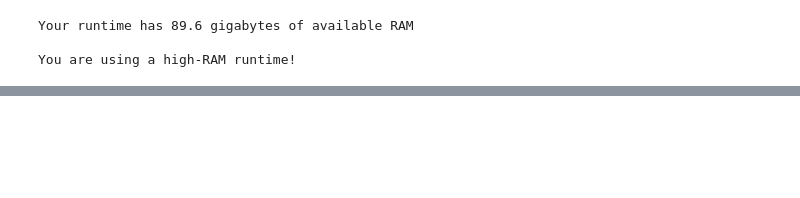
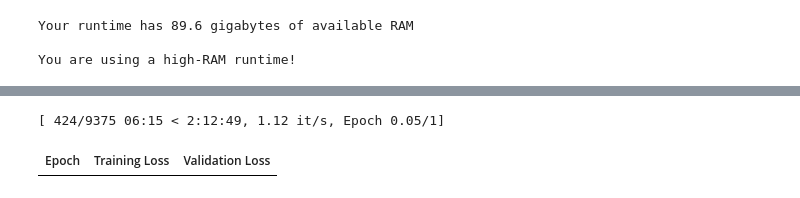
Before and after one commit to yiyc-kr/llm-study, a Jupyter notebook: ko_en_train.ipynb, the cells around one changed output, grey strips where cells are left out. Saved outputs shown, nothing was run; the diff lists cells and outputs as text; code cells hidden in the pictures; blank space fills up the shorter version.

```diff
--- a/ko_en_train.ipynb
+++ b/ko_en_train.ipynb
@@ -168,0 +411,22 @@ The amount of the original deposit purchase
+# %%
+# 새로운 TrainingArguments 설정
+training_args = Seq2SeqTrainingArguments(
+    output_dir=drive_path+"ko_en_chkpt",
+    learning_rate=0.0005,
+    weight_decay=0.01,
+    per_device_train_batch_size=64,
+    per_device_eval_batch_size=128,
+    num_train_epochs=1,  # 에폭 수 조절
+    # save_steps=500,
+    # save_total_limit=2,
+    eval_strategy="epoch",
+    save_strategy="epoch",
+    logging_strategy="no",
+    predict_with_generate=True,
+    fp16=False,
+    gradient_accumulation_steps=2,
+    report_to="none",
+    load_best_model_at_end=True,
+    metric_for_best_model="eval_loss",
+    greater_is_better=False,
+)
@@ -168,0 +435,21 @@ The amount of the original deposit purchase
+# %%
+# 기존 체크포인트 경로
+# checkpoint = "chkpt/checkpoint-9000"
+
+# 새로운 Trainer 설정
+trainer = Seq2SeqTrainer(
+    model=model,
+    args=training_args,
+    train_dataset=tokenized_datasets["train"],
+    eval_dataset=tokenized_datasets["valid"],
+    data_collator=data_collator,
+    tokenizer=tokenizer,
+    compute_metrics=compute_metrics,
+    callbacks=[EarlyStoppingCallback(early_stopping_patience=1)],  # 조기 종료 추가
+)
+
+# 기존 체크포인트에서 학습 재개
+# trainer.train(resume_from_checkpoint=checkpoint)
+
+# 그냥 새로 학습
+# trainer.train()
@@ -168,0 +461,5 @@ The amount of the original deposit purchase
+# %%
+trainer.train()
+# %% [output]
+[ 424/9375 06:15 < 2:12:49, 1.12 it/s, Epoch 0.05/1]
+| Epoch | Training Loss | Validation Loss |
```
Also changed, not shown: parts of 76 cells of this notebook.
